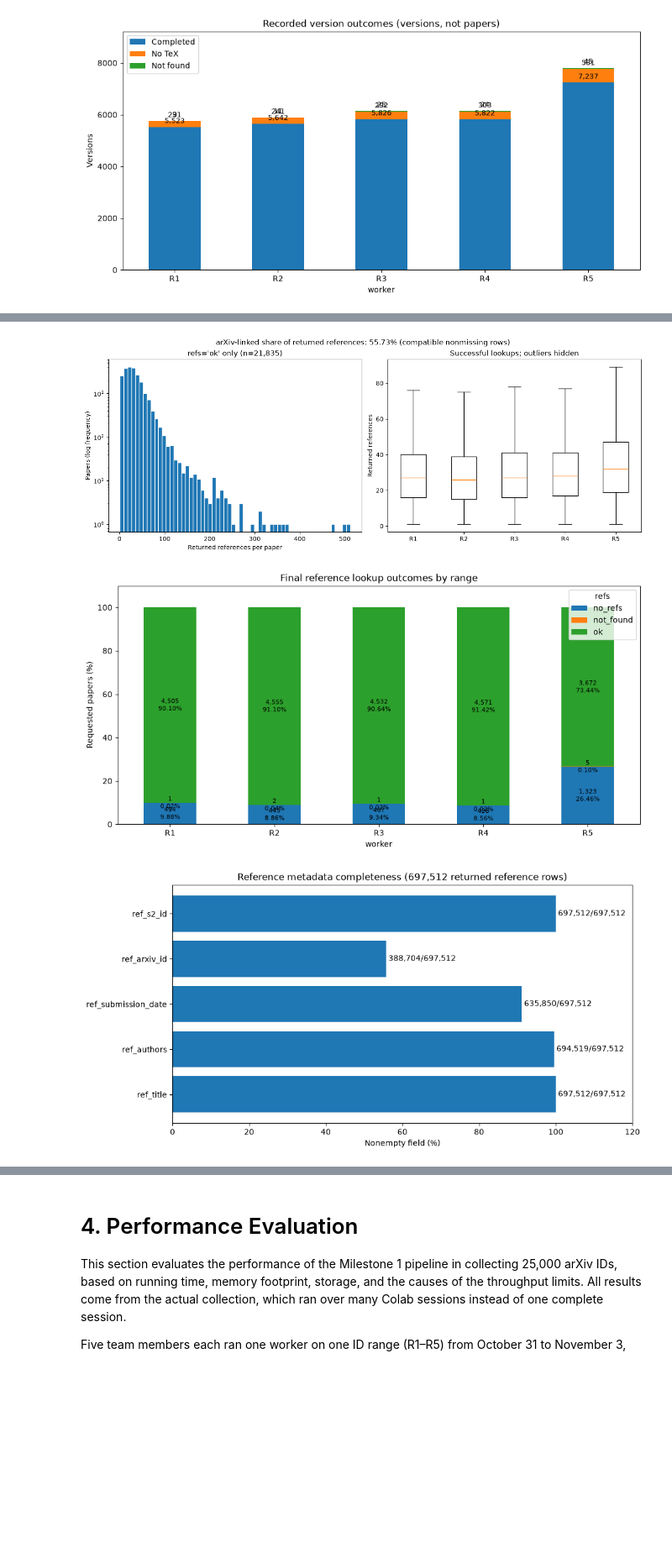
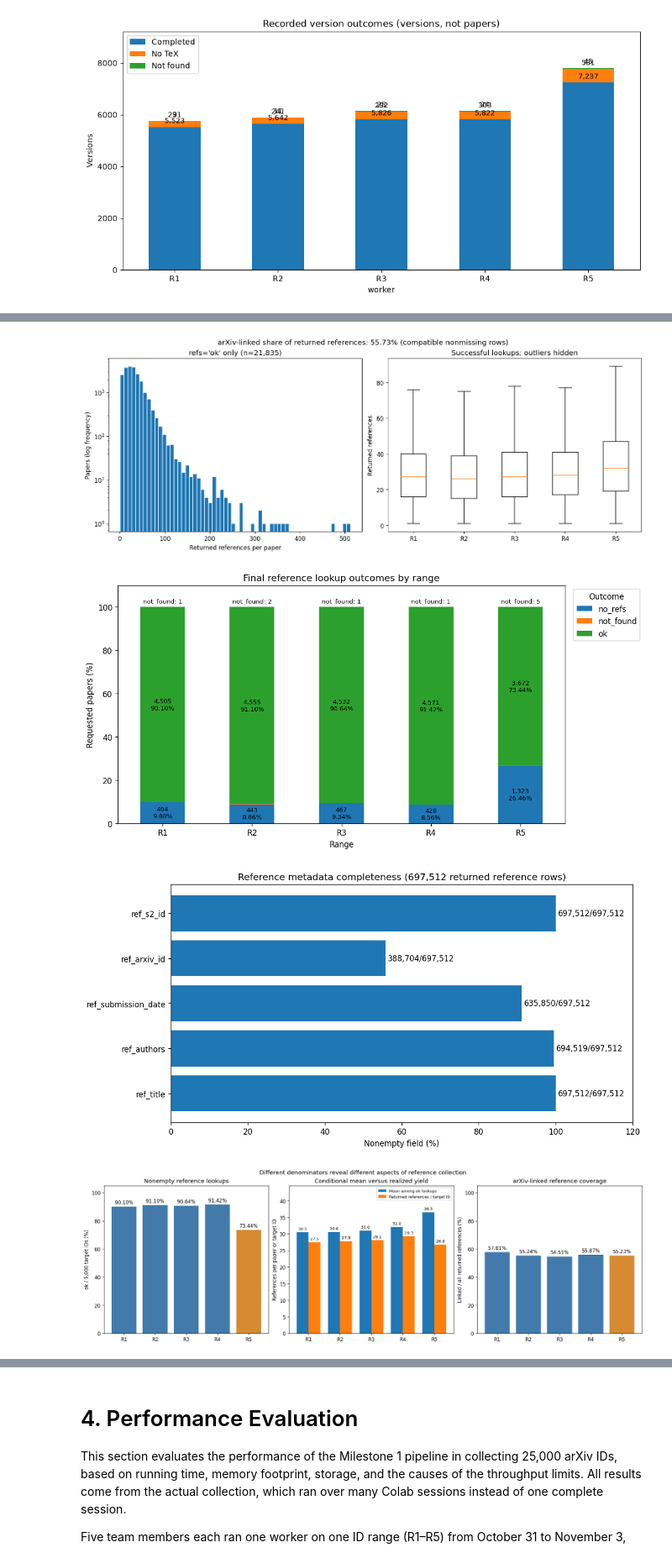
Before and after one commit to DuyNhat1705/Intro2DS-Group3-Report, a Jupyter notebook: Reports/Report.ipynb, the cells around one changed output, grey strips where cells are left out. Shown at 84% size. Saved outputs shown, nothing was run; the diff lists cells and outputs as text; code cells hidden in the pictures; blank space fills up the shorter version.

```diff
--- a/Reports/Report.ipynb
+++ b/Reports/Report.ipynb
@@ -349,10 +512,12 @@ We examine the distribution of bibliographic references per paper and the succes
 # %%
 reference_count = m1s3.reference_count_33()
 lookup_outcome = m1s3.lookup_outcome_33()
 metadata_completeness = m1s3.metadata_completeness_33()
+reference_profiles = m1s3.reference_profiles_33()
 # %% [output]
 [figure]
-[figure, old version]
+[figure, new version]
 [figure]
+[figure, added]
 # %% [markdown]
 ## 3.4 Additional Breakdowns: Versions, Categories & Timeline
```
Also changed, not shown: parts of 7 cells of this notebook, 1 other file.
